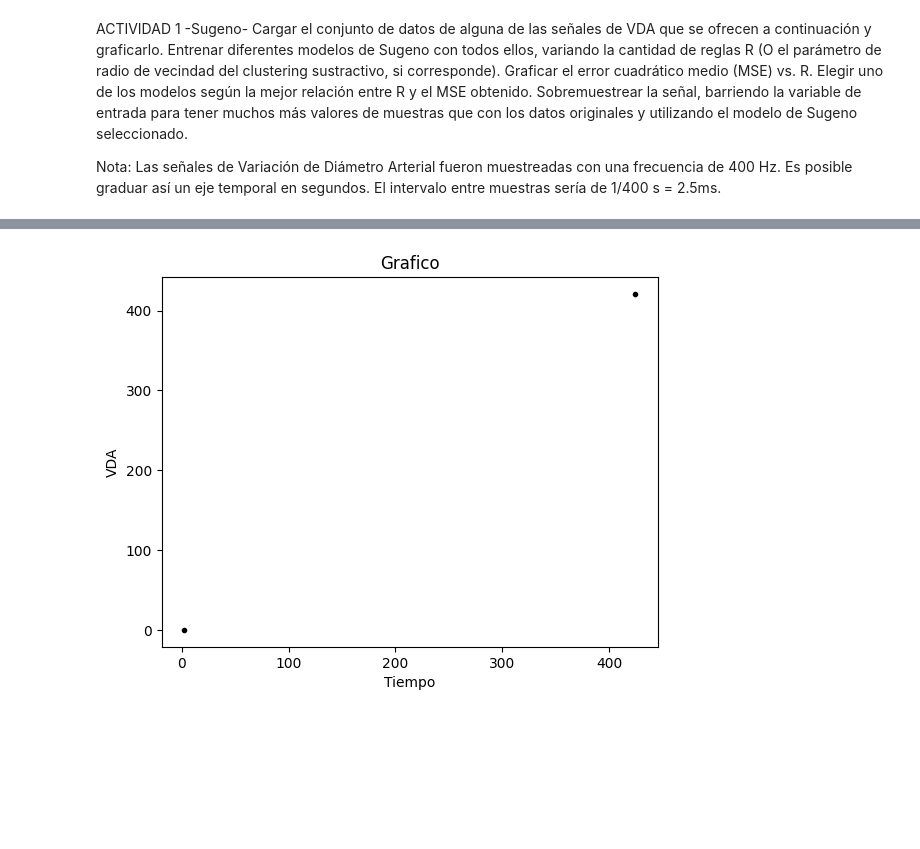
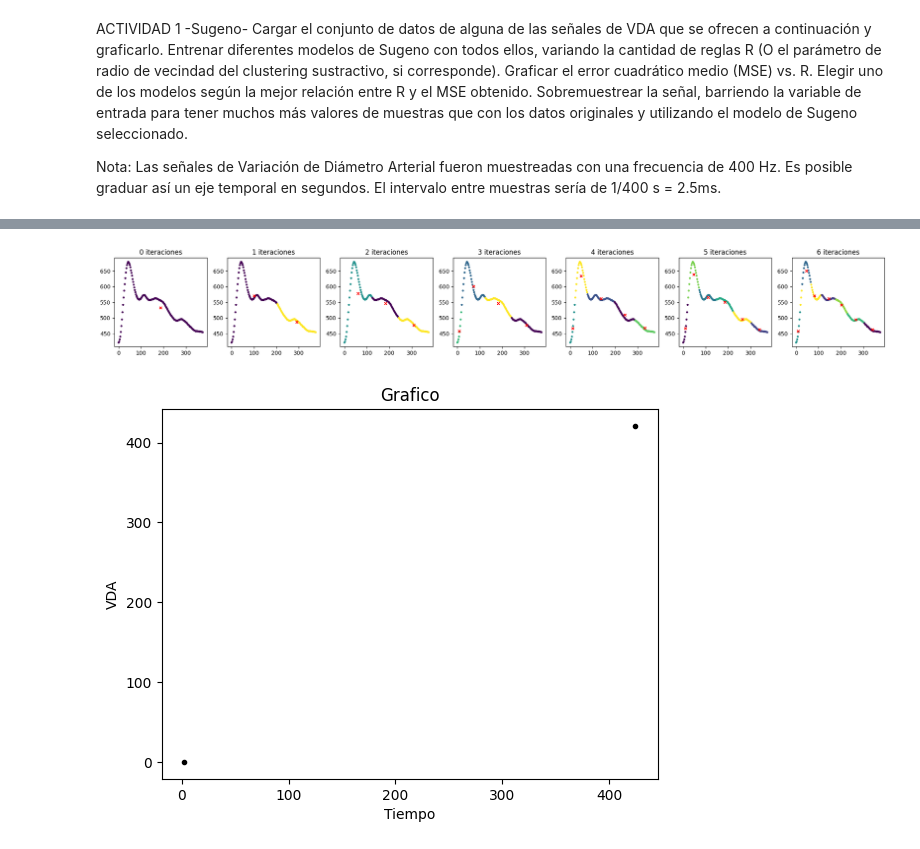
Before and after one commit to TobiasGiacri/tp-ia, a Jupyter notebook: main.ipynb, the cells around one changed output, grey strips where cells are left out. Cells and saved outputs as stored; diff of their text form; code cells hidden in the pictures; blank space fills up the shorter version.

```diff
--- a/main.ipynb
+++ b/main.ipynb
@@ -70,3 +78,18 @@ plt.show()
+# %%
+plots = len(cant_clusters)
+columnas = plots
+
+fig, axs = plt.subplots(1, columnas,figsize=(20, 3))
+
+for i in range(columnas):
+    axs[i].scatter(data[:, 0], data[:, 1], c=array_etiquetas[i], cmap='viridis', s = 7)
+    axs[i].scatter(array_centroides[i][:, 0], array_centroides[i][:, 1], c='red', marker='x', s=20)
+    axs[i].set_title(f'{i} iteraciones')
+
+plt.tight_layout()
+plt.show()
+# %% [output]
+[figure, added]
 # %%
 tiempoX = np.linspace(0, 375, 151)  # Universo de (x) entrada
 plt.figure()
```
Also changed, not shown: parts of 5 cells of this notebook.
